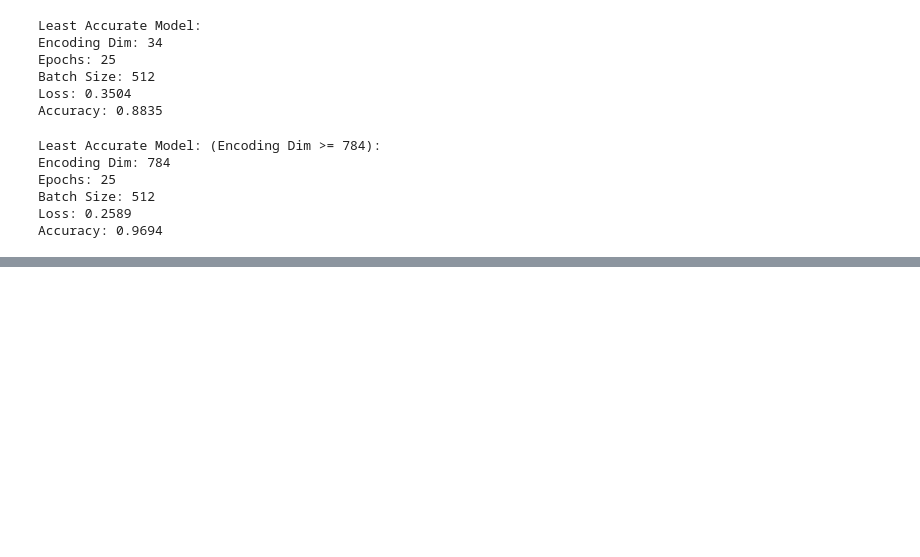
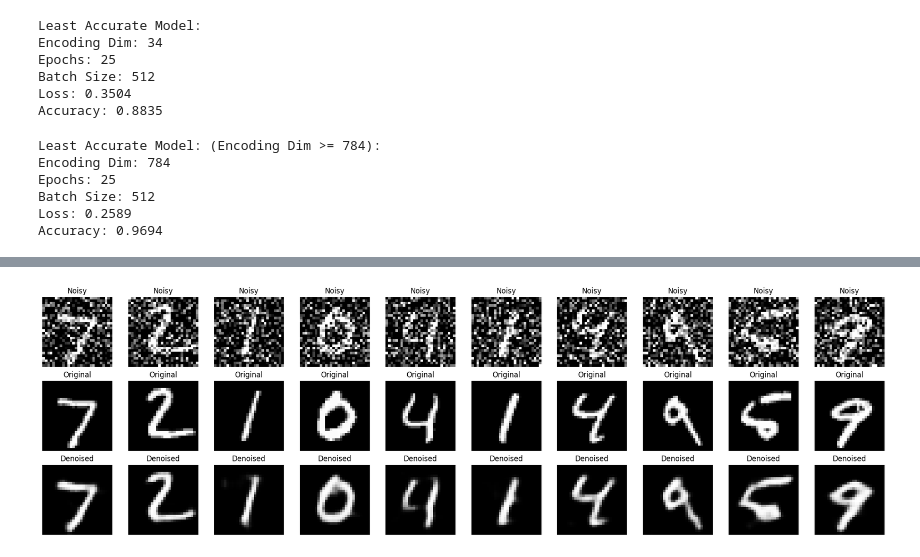
Before and after one commit to KeerthanaSistla/Sem6DeepLearning, a Jupyter notebook: DeepLearningSem6.ipynb, the cells around one changed output, grey strips where cells are left out. Cells and saved outputs as stored; diff of their text form; code cells hidden in the pictures; blank space fills up the shorter version.

```diff
--- a/DeepLearningSem6.ipynb
+++ b/DeepLearningSem6.ipynb
@@ -4580,0 +4843,89 @@ Accuracy: 0.9694
+# %%
+import numpy as np
+import matplotlib.pyplot as plt
+from tensorflow.keras import layers, Model, Input
+from tensorflow.keras.datasets import mnist
+
+# ---------------------------
+# 1. Load Data
+# ---------------------------
+(x_train, _), (x_test, _) = mnist.load_data()
+
+x_train = x_train.astype('float32') / 255.
+x_test = x_test.astype('float32') / 255.
+
+x_train = x_train.reshape(-1,28,28,1)
+x_test = x_test.reshape(-1,28,28,1)
+
+# ---------------------------
+# 2. Add Noise
+# ---------------------------
+noise_factor = 0.5
+
+x_train_noisy = np.clip(
+    x_train + noise_factor * np.random.normal(size=x_train.shape), 0., 1.)
+
+x_test_noisy = np.clip(
+    x_test + noise_factor * np.random.normal(size=x_test.shape), 0., 1.)
+
+# ---------------------------
+# 3. Build Denoising AE
+# ---------------------------
+input_img = Input(shape=(28,28,1))
+
+x = layers.Conv2D(32, (3,3), activation='relu', padding='same')(input_img)
+x = layers.MaxPooling2D((2,2), padding='same')(x)
+
+x = layers.Conv2D(32, (3,3), activation='relu', padding='same')(x)
+encoded = layers.MaxPooling2D((2,2), padding='same')(x)
+
+x = layers.Conv2D(32, (3,3), activation='relu', padding='same')(encoded)
+x = layers.UpSampling2D((2,2))(x)
+
+x = layers.Conv2D(32, (3,3), activation='relu', padding='same')(x)
+x = layers.UpSampling2D((2,2))(x)
+
+decoded = layers.Conv2D(1, (3,3), activation='sigmoid', padding='same')(x)
+
+denoise_ae = Model(input_img, decoded)
+
+denoise_ae.compile(optimizer='adam', loss='binary_crossentropy')
+
+print("\nTraining Denoising Autoencoder...")
+denoise_ae.fit(x_train_noisy, x_train,
+               epochs=5,
+               batch_size=128,
+               validation_data=(x_test_noisy, x_test))
+
+# ---------------------------
+# 4. Predict
+# ---------------------------
+decoded_imgs = denoise_ae.predict(x_test_noisy)
+
+# ---------------------------
+# 5. Visualization
+# ---------------------------
+plt.figure(figsize=(20,6))
+for i in range(10):
+
+    # Noisy
+    ax = plt.subplot(3,10,i+1)
+    plt.imshow(x_test_noisy[i].reshape(28,28), cmap='gray')
+    plt.title("Noisy")
+    plt.axis('off')
+
+    # Original
+    ax = plt.subplot(3,10,i+11)
+    plt.imshow(x_test[i].reshape(28,28), cmap='gray')
+    plt.title("Original")
+    plt.axis('off')
+
+    # Denoised
+    ax = plt.subplot(3,10,i+21)
+    plt.imshow(decoded_imgs[i].reshape(28,28), cmap='gray')
+    plt.title("Denoised")
+    plt.axis('off')
+
+plt.tight_layout()
+plt.show()
+# %% [output]
@@ -4580,0 +4944 @@ Accuracy: 0.9694
+[figure, added]
```
Also changed, not shown: parts of 24 cells of this notebook.
